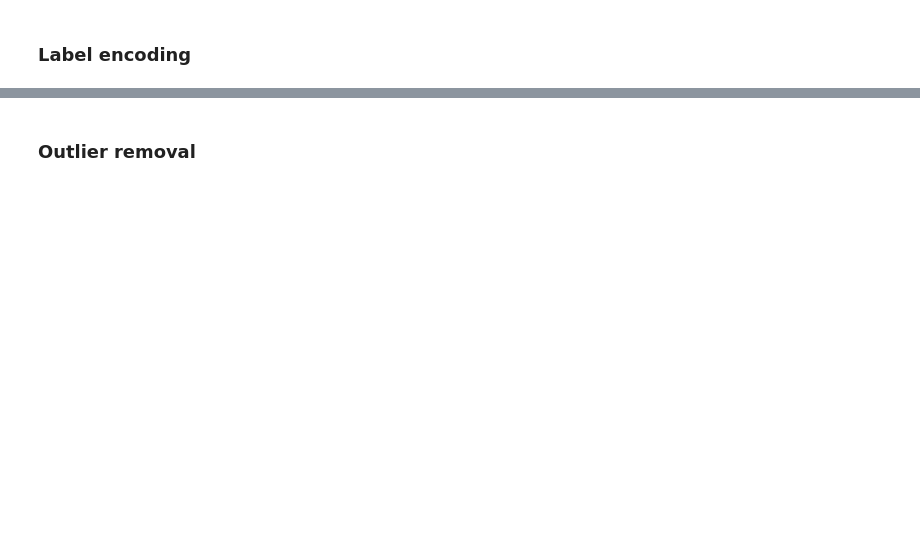
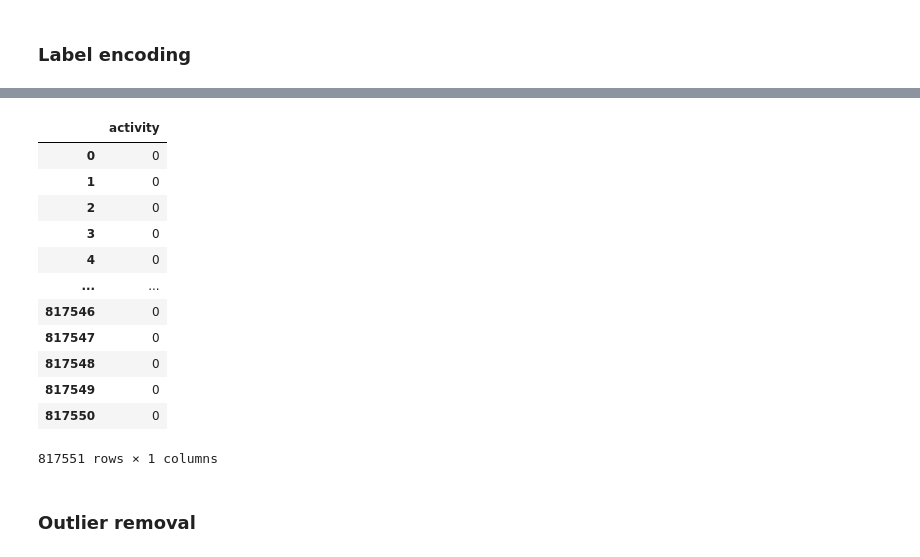
Before and after one commit to lalit-kumr/Cyber-Security-Case-Study, a Jupyter notebook: Cyber Security Case Study.ipynb, the cells around one changed output, grey strips where cells are left out. Saved outputs shown, nothing was run; the diff lists cells and outputs as text; code cells hidden in the pictures; blank space fills up the shorter version.

```diff
--- a/Cyber Security Case Study.ipynb
+++ b/Cyber Security Case Study.ipynb
@@ -119,0 +126,19 @@ df.select_dtypes(include='O')
+# %%
+#for binomial classification we will drop the attack variable
+
+target = df_cat.drop(labels='attack',axis=1)
+target
+# %% [output]
+|  | activity |
+| 0 | 0 |
+| 1 | 0 |
+| 2 | 0 |
+| 3 | 0 |
+| 4 | 0 |
+| ... | ... |
+| 817546 | 0 |
+| 817547 | 0 |
+| 817548 | 0 |
+| 817549 | 0 |
+| 817550 | 0 |
+817551 rows × 1 columns
```
Also changed, not shown: parts of 12 cells of this notebook.
